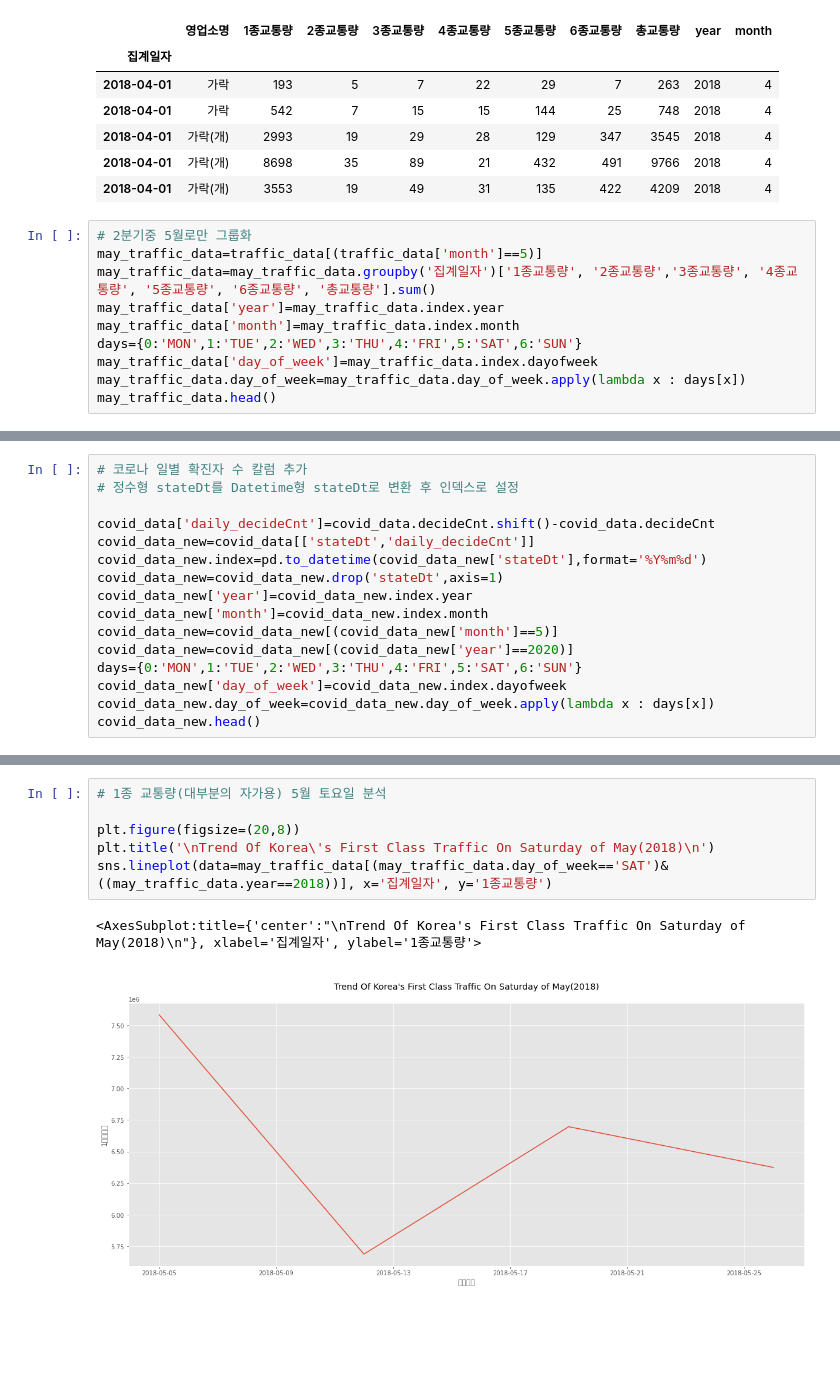
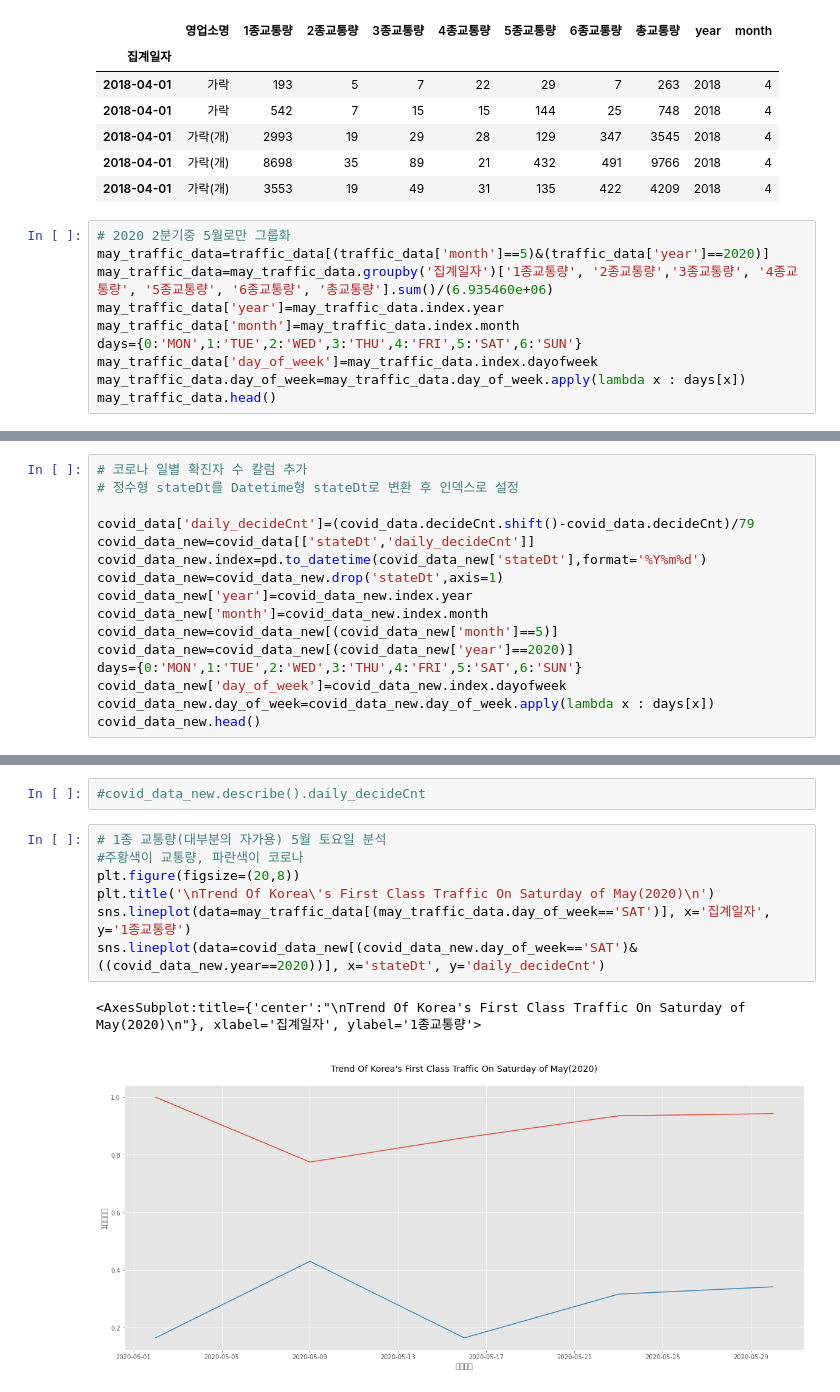
Before and after one commit to WooShangHyeon/damentor_3, a Jupyter notebook: Woo.ipynb, the cells around one changed output, grey strips where cells are left out. Drawn from its saved outputs; the diff is of its cells as text; blank space fills up the shorter version.

```diff
--- a/Woo.ipynb
+++ b/Woo.ipynb
@@ -59,9 +59,9 @@ traffic_data.head()
 | 2018-04-01 | 가락(개) | 8698 | 35 | 89 | 21 | 432 | 491 | 9766 | 2018 | 4 |
 | 2018-04-01 | 가락(개) | 3553 | 19 | 49 | 31 | 135 | 422 | 4209 | 2018 | 4 |
 # %%
-# 2분기중 5월로만 그룹화
-may_traffic_data=traffic_data[(traffic_data['month']==5)]
-may_traffic_data=may_traffic_data.groupby('집계일자')['1종교통량', '2종교통량','3종교통량', '4종교통량', '5종교통량', '6종교통량', '총교통량'].sum()
+# 2020 2분기중 5월로만 그룹화
+may_traffic_data=traffic_data[(traffic_data['month']==5)&(traffic_data['year']==2020)]
+may_traffic_data=may_traffic_data.groupby('집계일자')['1종교통량', '2종교통량','3종교통량', '4종교통량', '5종교통량', '6종교통량', '총교통량'].sum()/(6.935460e+06)
 may_traffic_data['year']=may_traffic_data.index.year
 may_traffic_data['month']=may_traffic_data.index.month
 days={0:'MON',1:'TUE',2:'WED',3:'THU',4:'FRI',5:'SAT',6:'SUN'}
@@ -98,7 +112,7 @@ covid_data.head()
 # 코로나 일별 확진자 수 칼럼 추가
 # 정수형 stateDt를 Datetime형 stateDt로 변환 후 인덱스로 설정
 
-covid_data['daily_decideCnt']=covid_data.decideCnt.shift()-covid_data.decideCnt
+covid_data['daily_decideCnt']=(covid_data.decideCnt.shift()-covid_data.decideCnt)/79
 covid_data_new=covid_data[['stateDt','daily_decideCnt']]
 covid_data_new.index=pd.to_datetime(covid_data_new['stateDt'],format='%Y%m%d')
 covid_data_new=covid_data_new.drop('stateDt',axis=1)
@@ -145,11 +163,14 @@ covid_data_n.head()
+# %%
+#covid_data_new.describe().daily_decideCnt
 # %%
 # 1종 교통량(대부분의 자가용) 5월 토요일 분석
-
+#주황색이 교통량, 파란색이 코로나
 plt.figure(figsize=(20,8))
-plt.title('\nTrend Of Korea\'s First Class Traffic On Saturday of May(2018)\n')
-sns.lineplot(data=may_traffic_data[(may_traffic_data.day_of_week=='SAT')&((may_traffic_data.year==2018))], x='집계일자', y='1종교통량')
+plt.title('\nTrend Of Korea\'s First Class Traffic On Saturday of May(2020)\n')
+sns.lineplot(data=may_traffic_data[(may_traffic_data.day_of_week=='SAT')], x='집계일자', y='1종교통량')
+sns.lineplot(data=covid_data_new[(covid_data_new.day_of_week=='SAT')&((covid_data_new.year==2020))], x='stateDt', y='daily_decideCnt')
 # %% [output]
-<AxesSubplot:title={'center':"\nTrend Of Korea's First Class Traffic On Saturday of May(2018)\n"}, xlabel='집계일자', ylabel='1종교통량'>
+<AxesSubplot:title={'center':"\nTrend Of Korea's First Class Traffic On Saturday of May(2020)\n"}, xlabel='집계일자', ylabel='1종교통량'>
-[figure, old version]
+[figure, new version]
 # %%
 plt.figure(figsize=(20,8))
```
Also changed, not shown: parts of 36 cells of this notebook.
